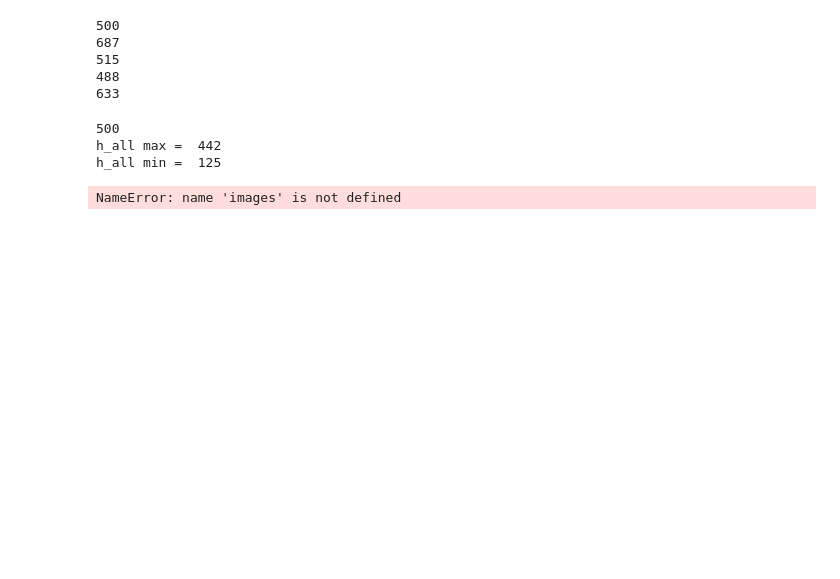
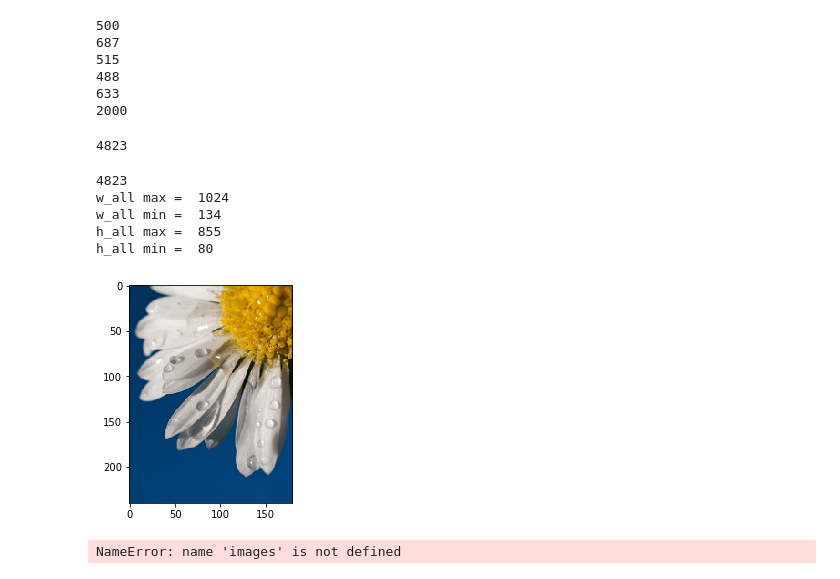
Before and after one commit to kung-bill/3rd-ML100Days, a Jupyter notebook: homework/Day_101_FinalExam.ipynb, the cells around one changed output. Drawn from its saved outputs; the diff is of its cells as text; code cells hidden in the pictures; blank space fills up the shorter version.

```diff
--- a/homework/Day_101_FinalExam.ipynb
+++ b/homework/Day_101_FinalExam.ipynb
@@ -24,16 +24,38 @@ images1 = load_images_from_folder('ml100-03-final/image_data/train/dandelion')
 images2 = load_images_from_folder('ml100-03-final/image_data/train/rose')
 images3 = load_images_from_folder('ml100-03-final/image_data/train/sunflower')
 images4 = load_images_from_folder('ml100-03-final/image_data/train/tulip')
+images_test = load_images_from_folder('ml100-03-final/image_data/test')
 # %%
 print(len(images0))
 print(len(images1))
 print(len(images2))
 print(len(images3))
 print(len(images4))
+print(len(images_test))
 # %% [output]
 500
 687
 515
 488
 633
+2000
+# %%
+#蒐集所有的圖片，為了做資料前處理
+img_all = []
+for im in images0:
+    img_all.append(im)
+for im in images1:
+    img_all.append(im)
+for im in images2:
+    img_all.append(im)
+for im in images3:
+    img_all.append(im)
+for im in images4:
+    img_all.append(im)
+for im in images_test:
+    img_all.append(im)
+
+print(len(img_all))
+# %% [output]
+4823
 # %%
@@ -45,9 +67,13 @@ for im in images0:
     w_all.append((im.shape)[1])
 # %%
 print(len(h_all))
+print("w_all max = ", max(w_all))
+print("w_all min = ", min(w_all))
 print("h_all max = ", max(h_all))
 print("h_all min = ", min(h_all))
 # %% [output]
-500
-h_all max =  442
-h_all min =  125
+4823
+w_all max =  1024
+w_all min =  134
+h_all max =  855
+h_all min =  80
@@ -54,3 +83,8 @@ h_all min =  125
+# %%
+plt.imshow(cv2.cvtColor(img_all[12], cv2.COLOR_BGR2RGB))
+plt.show()
+# %% [output]
+[figure, added]
 # %%
 print(images[3].shape)
 # %% [output]
```
Also changed, not shown: parts of 5 cells of this notebook.
